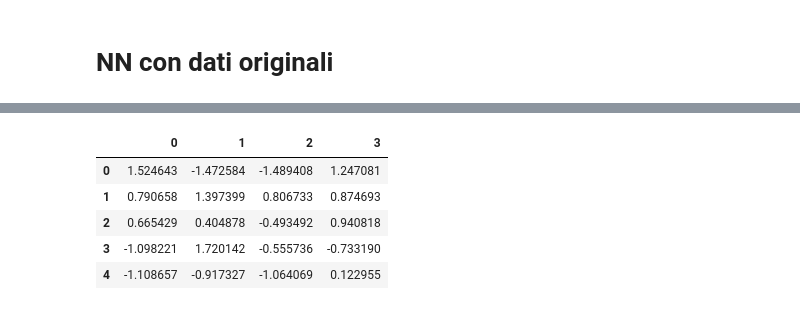
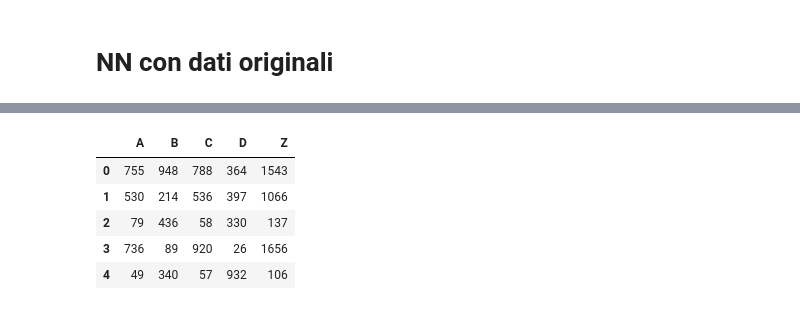
Before and after one commit to Antozamm/1week4, a Jupyter notebook: feat_aug_2.ipynb, the cells around one changed output, grey strips where cells are left out. Drawn from its saved outputs; the diff is of its cells as text; code cells hidden in the pictures.

```diff
--- a/feat_aug_2.ipynb
+++ b/feat_aug_2.ipynb
@@ -98,7 +98,7 @@ mat4.shape
 # %% [output]
 (10000, 4)
 # %%
-Z = df['A'] + df['C']*df['C']*df['C']
+Z = df['A'] + df['C']
 # %%
 Z.head()
 # %% [output]
@@ -143,9 +140,11 @@ df_ = pd.DataFrame(zscore.fit_transform(df))
+# %%
+df['Z'] = Z
 # %%
-df_.head()
+df.head()
 # %% [output]
-|  | 0 | 1 | 2 | 3 |
-| 0 | 1.524643 | -1.472584 | -1.489408 | 1.247081 |
-| 1 | 0.790658 | 1.397399 | 0.806733 | 0.874693 |
-| 2 | 0.665429 | 0.404878 | -0.493492 | 0.940818 |
-| 3 | -1.098221 | 1.720142 | -0.555736 | -0.733190 |
-| 4 | -1.108657 | -0.917327 | -1.064069 | 0.122955 |
+|  | A | B | C | D | Z |
+| 0 | 755 | 948 | 788 | 364 | 1543 |
+| 1 | 530 | 214 | 536 | 397 | 1066 |
+| 2 | 79 | 436 | 58 | 330 | 137 |
+| 3 | 736 | 89 | 920 | 26 | 1656 |
+| 4 | 49 | 340 | 57 | 932 | 106 |
```
Also changed, not shown: parts of 38 cells of this notebook, 2 other files.
